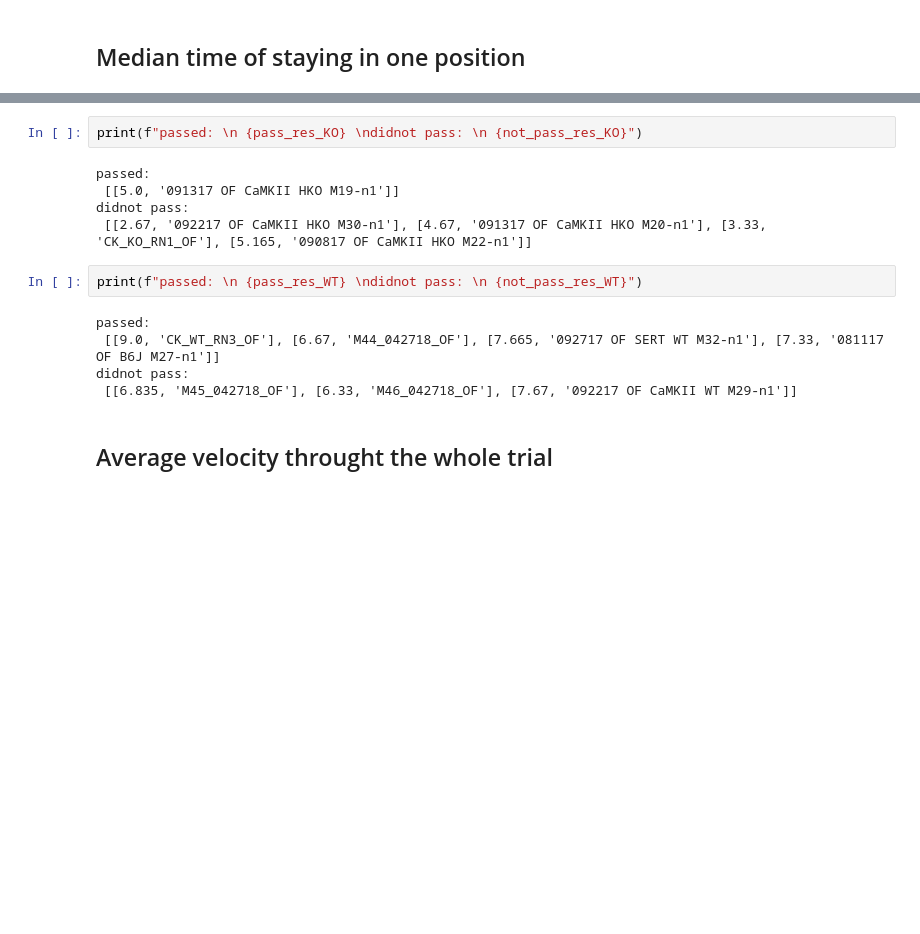
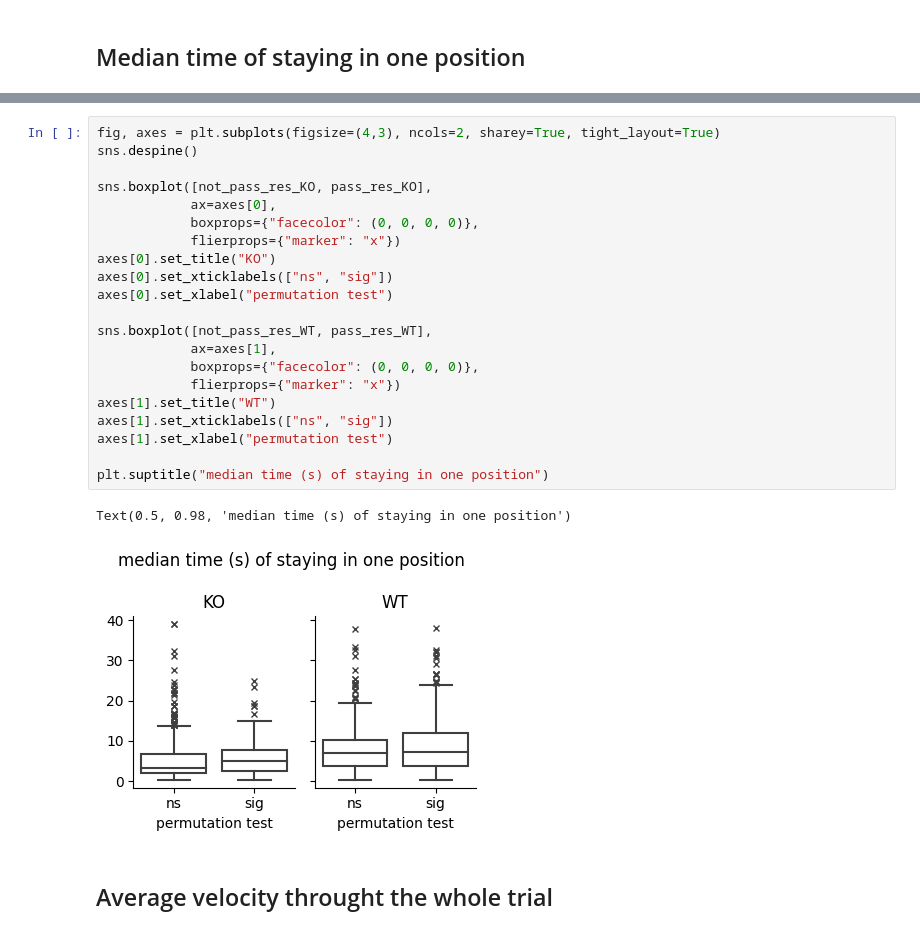
Before and after one commit to kisaragiRY/decoding-DG, a Jupyter notebook: notebooks/4-individual-analysis/1-varied-num-of-samples/03-check-movement.ipynb, the cells around one changed output, grey strips where cells are left out. Drawn from its saved outputs; the diff is of its cells as text; blank space fills up the shorter version.

```diff
--- a/notebooks/4-individual-analysis/1-varied-num-of-samples/03-check-movement.ipynb
+++ b/notebooks/4-individual-analysis/1-varied-num-of-samples/03-check-movement.ipynb
@@ -80,16 +68,26 @@ Text(0.5, 0.98, 'median time (s) of staying in one position')
-# %%
-print(f"passed: \n {pass_res_KO} \ndidnot pass: \n {not_pass_res_KO}")
-# %% [output]
-passed:
- [[5.0, '091317 OF CaMKII HKO M19-n1']]
-didnot pass:
- [[2.67, '092217 OF CaMKII HKO M30-n1'], [4.67, '091317 OF CaMKII HKO M20-n1'], [3.33, 'CK_KO_RN1_OF'], [5.165, '090817 OF CaMKII HKO M22-n1']]
-# %%
-print(f"passed: \n {pass_res_WT} \ndidnot pass: \n {not_pass_res_WT}")
-# %% [output]
-passed:
- [[9.0, 'CK_WT_RN3_OF'], [6.67, 'M44_042718_OF'], [7.665, '092717 OF SERT WT M32-n1'], [7.33, '081117 OF B6J M27-n1']]
-didnot pass:
- [[6.835, 'M45_042718_OF'], [6.33, 'M46_042718_OF'], [7.67, '092217 OF CaMKII WT M29-n1']]
+# %%
+fig, axes = plt.subplots(figsize=(4,3), ncols=2, sharey=True, tight_layout=True)
+sns.despine()
+
+sns.boxplot([not_pass_res_KO, pass_res_KO],
+            ax=axes[0],
+            boxprops={"facecolor": (0, 0, 0, 0)},
+            flierprops={"marker": "x"})
+axes[0].set_title("KO")
+axes[0].set_xticklabels(["ns", "sig"])
+axes[0].set_xlabel("permutation test")
+
+sns.boxplot([not_pass_res_WT, pass_res_WT],
+            ax=axes[1],
+            boxprops={"facecolor": (0, 0, 0, 0)},
+            flierprops={"marker": "x"})
+axes[1].set_title("WT")
+axes[1].set_xticklabels(["ns", "sig"])
+axes[1].set_xlabel("permutation test")
+
+plt.suptitle("median time (s) of staying in one position")
+# %% [output]
+Text(0.5, 0.98, 'median time (s) of staying in one position')
+[figure, added]
 # %% [markdown]
 ## Average velocity throught the whole trial
```
Also changed, not shown: parts of 9 cells of this notebook.
